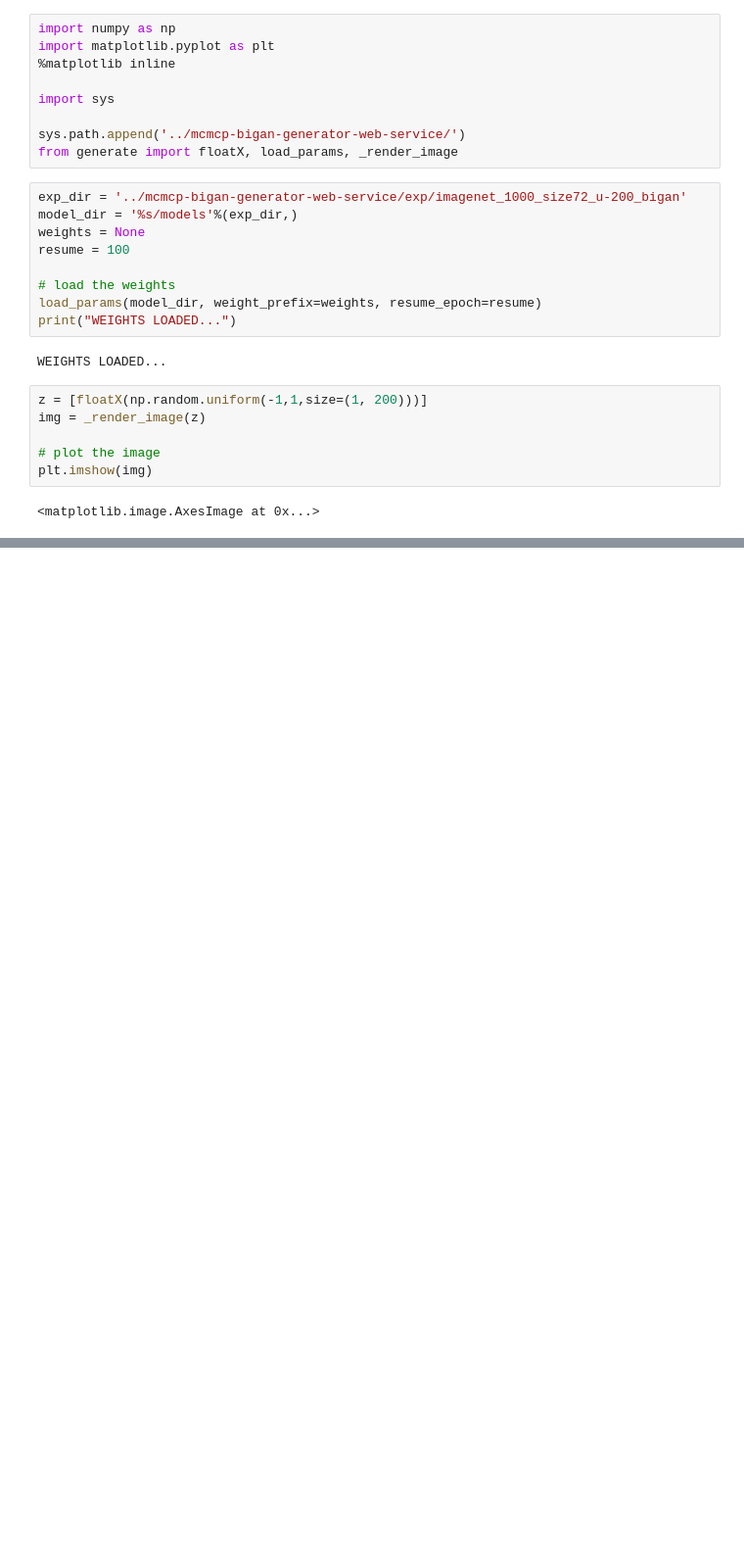
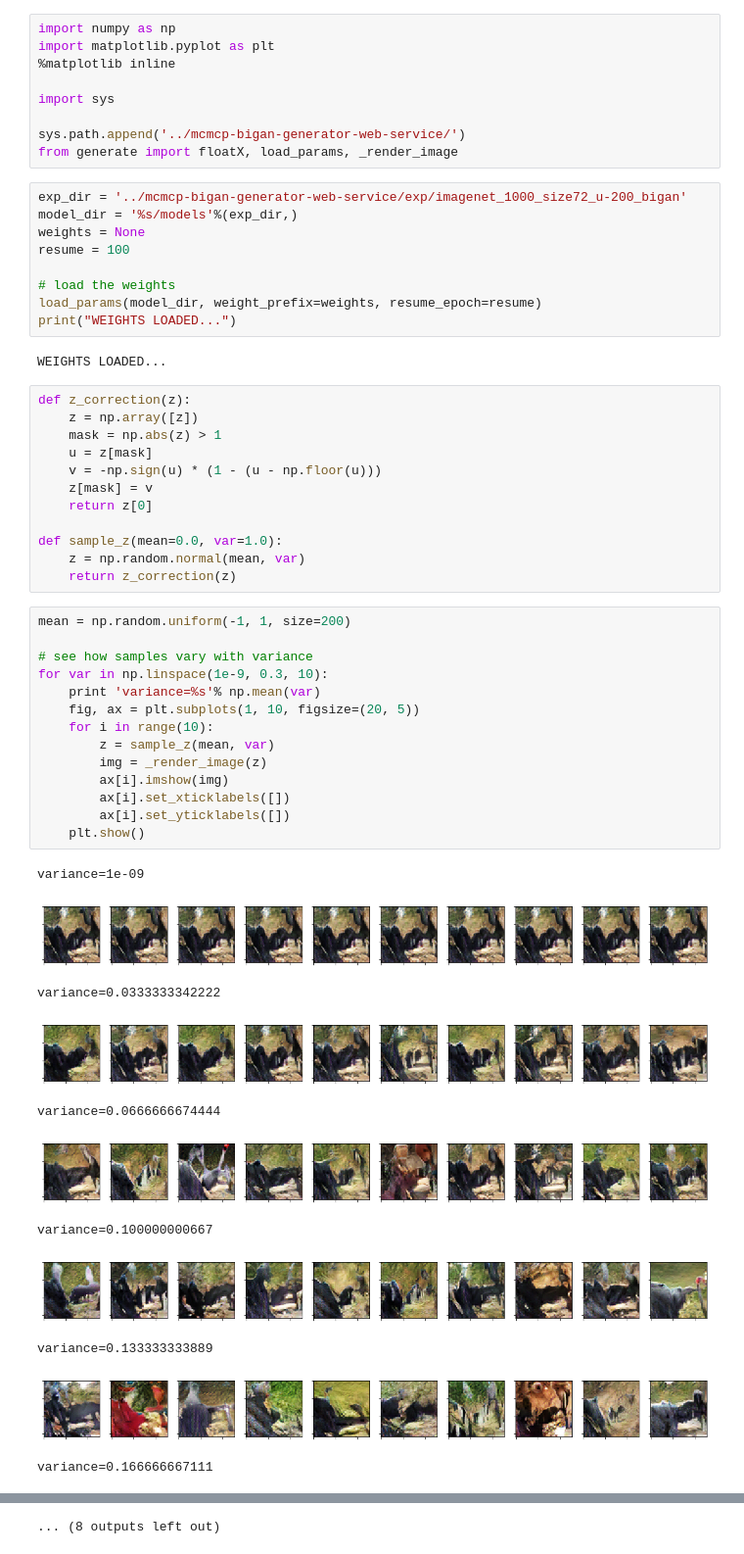
Before and after one commit to alexyku/curse-of-dimensionality, a Jupyter notebook: notebooks/generate_samples.ipynb, the cells around one changed output, grey strips where cells are left out. Shown at 98% size. Saved outputs shown, nothing was run; the diff lists cells and outputs as text; blank space fills up the shorter version.

```diff
--- a/notebooks/generate_samples.ipynb
+++ b/notebooks/generate_samples.ipynb
@@ -18,11 +18,41 @@ load_params(model_dir, weight_prefix=weights, resume_epoch=resume)
 print("WEIGHTS LOADED...")
 # %% [output]
 WEIGHTS LOADED...
-# %%
-z = [floatX(np.random.uniform(-1,1,size=(1, 200)))]
-img = _render_image(z)
-
-# plot the image
-plt.imshow(img)
-# %% [output]
-<matplotlib.image.AxesImage at 0x...>
+# %%
+def z_correction(z):
+    z = np.array([z])
+    mask = np.abs(z) > 1
+    u = z[mask]
+    v = -np.sign(u) * (1 - (u - np.floor(u)))
+    z[mask] = v
+    return z[0]
+
+def sample_z(mean=0.0, var=1.0):
+    z = np.random.normal(mean, var)
+    return z_correction(z)
+# %%
+mean = np.random.uniform(-1, 1, size=200)
+
+# see how samples vary with variance
+for var in np.linspace(1e-9, 0.3, 10):
+    print 'variance=%s'% np.mean(var)
+    fig, ax = plt.subplots(1, 10, figsize=(20, 5))
+    for i in range(10):
+        z = sample_z(mean, var)
+        img = _render_image(z)
+        ax[i].imshow(img)
+        ax[i].set_xticklabels([])
+        ax[i].set_yticklabels([])
+    plt.show()
+# %% [output]
+variance=1e-09
+[figure, added]
+variance=0.0333333342222
+[figure, added]
+variance=0.0666666674444
+[figure, added]
+variance=0.100000000667
+[figure, added]
+variance=0.133333333889
+[figure, added]
+variance=0.166666667111
@@ -28,0 +60 @@ plt.imshow(img)
+... (8 outputs left out)
```
Also changed, not shown: parts of 2 cells of this notebook.
